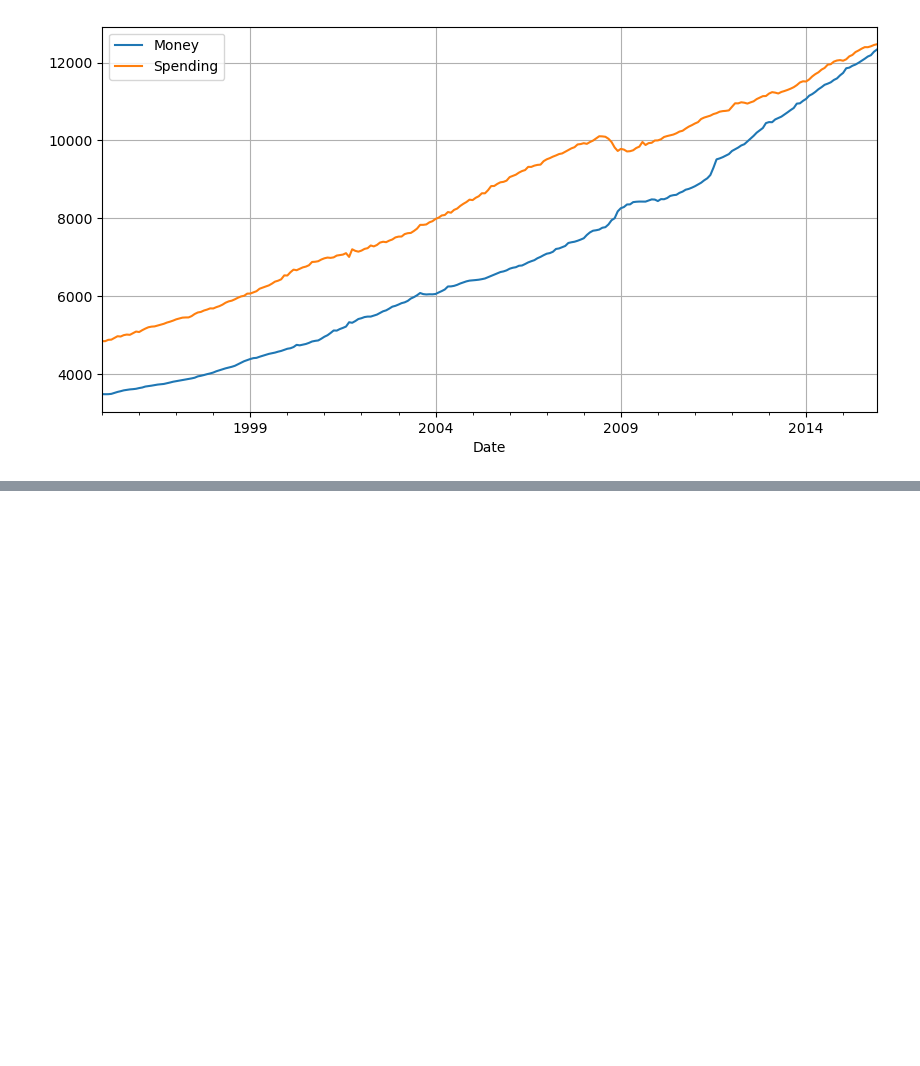
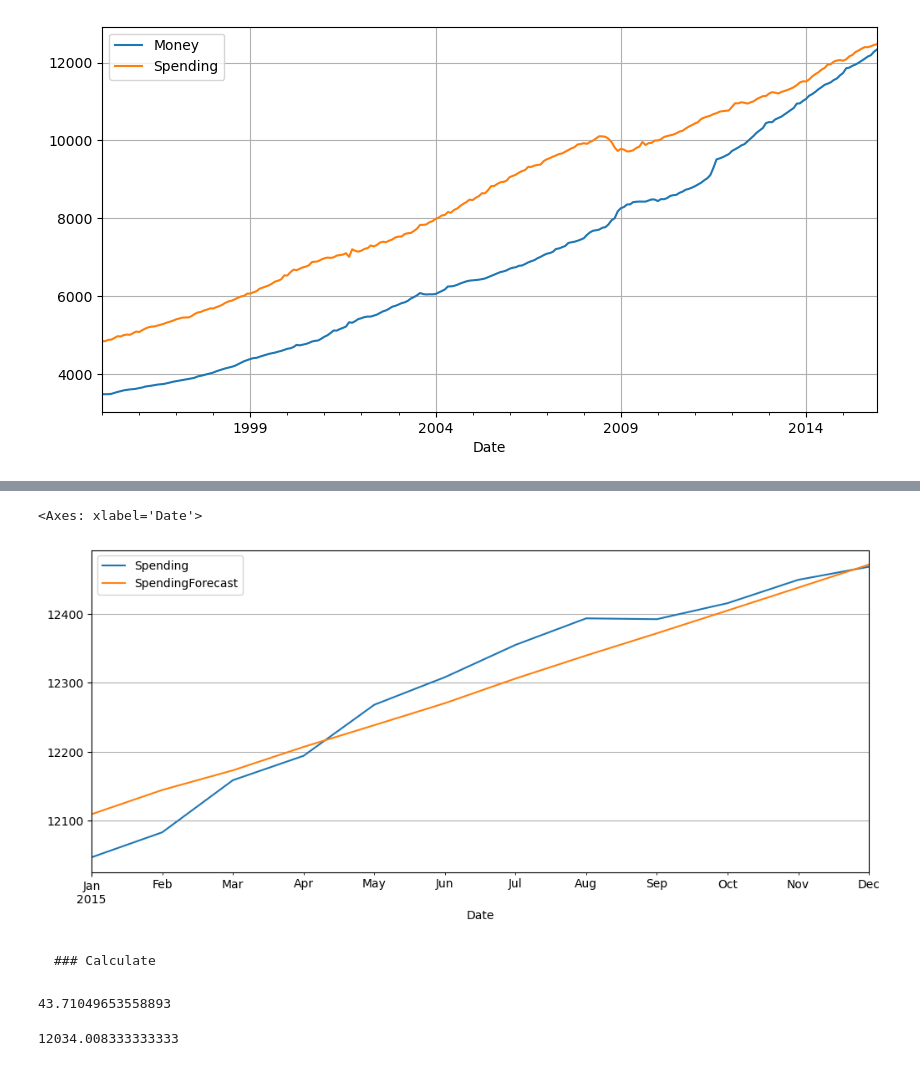
Before and after one commit to Shiska07/Data-Science-and-Machine-Learning, a Jupyter notebook: Time-Series-Analysis/Vector AutoRegression (VAR) Model.ipynb, the cells around one changed output, grey strips where cells are left out. Saved outputs shown, nothing was run; the diff lists cells and outputs as text; code cells hidden in the pictures; blank space fills up the shorter version.

```diff
--- a/Time-Series-Analysis/Vector AutoRegression (VAR) Model.ipynb
+++ b/Time-Series-Analysis/Vector AutoRegression (VAR) Model.ipynb
@@ -217,0 +364,9 @@ Both columns are stationary after being differentia
+# %%
+# plot spending
+test_orig['Spending'].plot(figsize = (12, 5), grid = True, legend= True)
+df_forecast['SpendingForecast'].plot(figsize = (12, 5), grid = True, legend= True)
+# %% [output]
+<Axes: xlabel='Date'>
+[figure, added]
+# %% [markdown]
+    ### Calculate
@@ -217,0 +375,8 @@ Both columns are stationary after being differentia
+# %%
+rmse(test_orig['Money'],df_forecast['MoneyForecast'])
+# %% [output]
+43.71049653558893
+# %%
+test_orig['Money'].mean()
+# %% [output]
+12034.008333333333
```
Also changed, not shown: parts of 41 cells of this notebook.
